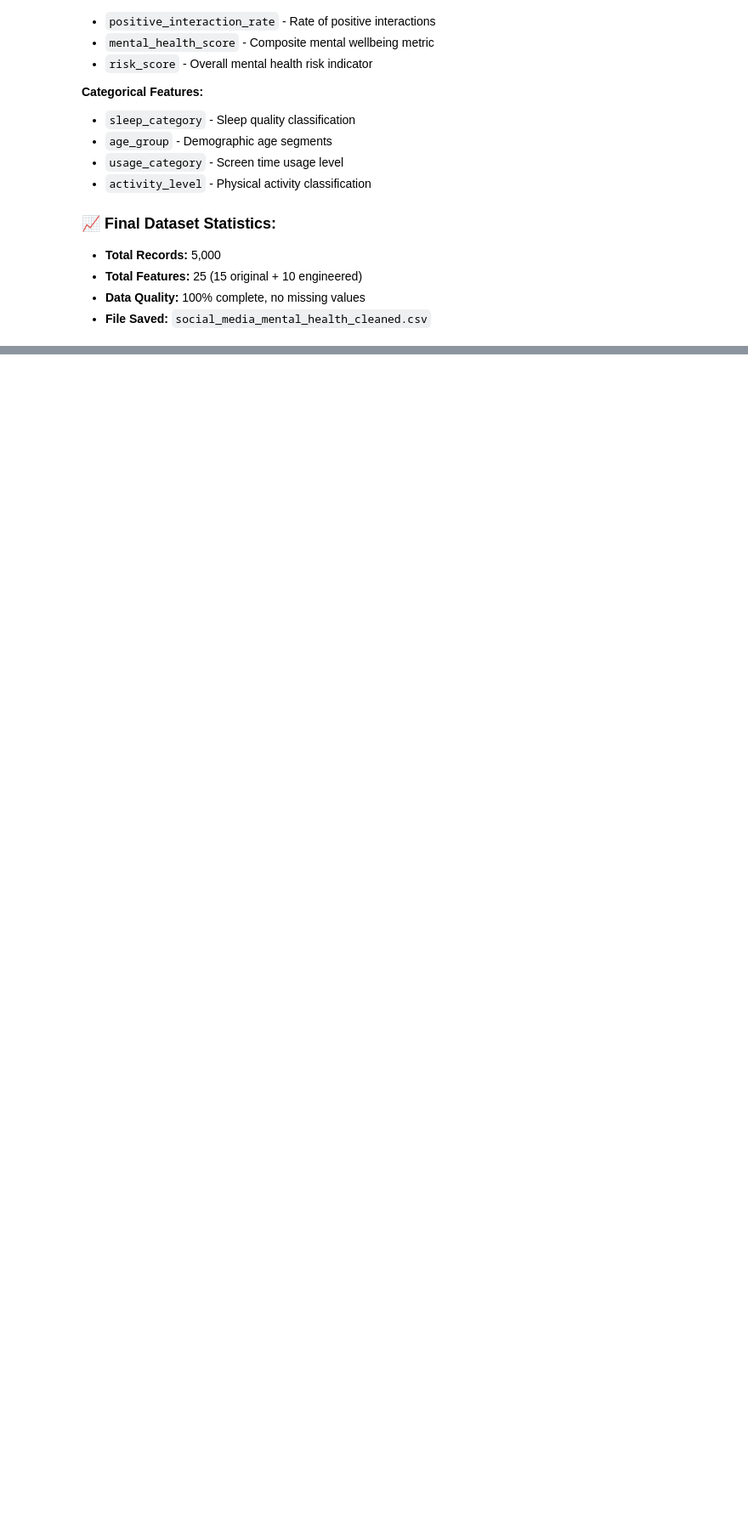
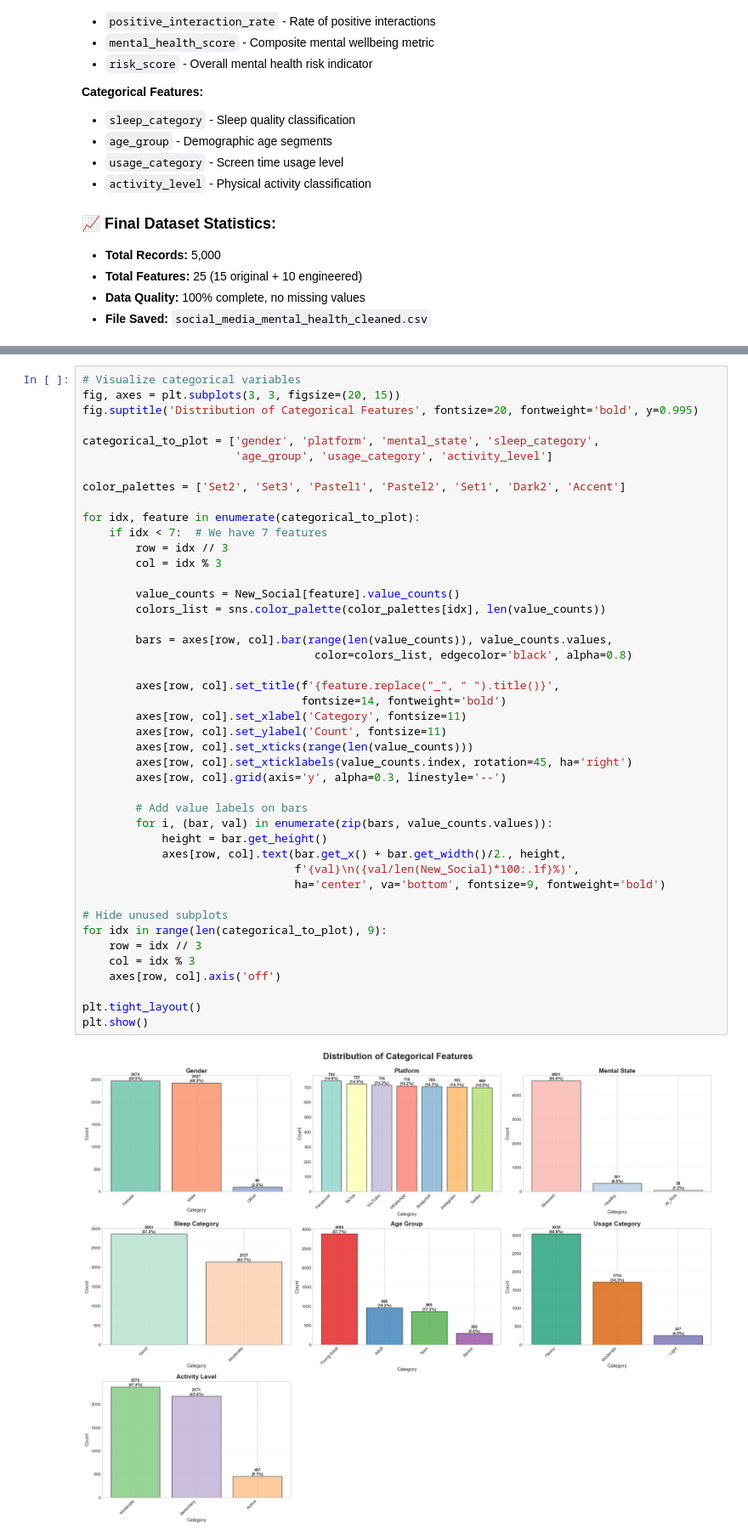
Before and after one commit to BahaaMohammedElkady/Social-Media-Mental-Health-Indicators-Dataset, a Jupyter notebook: Social Media Mental Health Indicators.ipynb, the cells around one changed output, grey strips where cells are left out. Shown at 85% size. Drawn from its saved outputs; the diff is of its cells as text; blank space fills up the shorter version.

```diff
--- a/Social Media Mental Health Indicators.ipynb
+++ b/Social Media Mental Health Indicators.ipynb
@@ -949,0 +1213,46 @@ DATASET SAVED SUCCESSFULLY
+# %%
+# Visualize categorical variables
+fig, axes = plt.subplots(3, 3, figsize=(20, 15))
+fig.suptitle('Distribution of Categorical Features', fontsize=20, fontweight='bold', y=0.995)
+
+categorical_to_plot = ['gender', 'platform', 'mental_state', 'sleep_category',
+                       'age_group', 'usage_category', 'activity_level']
+
+color_palettes = ['Set2', 'Set3', 'Pastel1', 'Pastel2', 'Set1', 'Dark2', 'Accent']
+
+for idx, feature in enumerate(categorical_to_plot):
+    if idx < 7:  # We have 7 features
+        row = idx // 3
+        col = idx % 3
+
+        value_counts = New_Social[feature].value_counts()
+        colors_list = sns.color_palette(color_palettes[idx], len(value_counts))
+
+        bars = axes[row, col].bar(range(len(value_counts)), value_counts.values,
+                                   color=colors_list, edgecolor='black', alpha=0.8)
+
+        axes[row, col].set_title(f'{feature.replace("_", " ").title()}',
+                                 fontsize=14, fontweight='bold')
+        axes[row, col].set_xlabel('Category', fontsize=11)
+        axes[row, col].set_ylabel('Count', fontsize=11)
+        axes[row, col].set_xticks(range(len(value_counts)))
+        axes[row, col].set_xticklabels(value_counts.index, rotation=45, ha='right')
+        axes[row, col].grid(axis='y', alpha=0.3, linestyle='--')
+
+        # Add value labels on bars
+        for i, (bar, val) in enumerate(zip(bars, value_counts.values)):
+            height = bar.get_height()
+            axes[row, col].text(bar.get_x() + bar.get_width()/2., height,
+                                f'{val}\n({val/len(New_Social)*100:.1f}%)',
+                                ha='center', va='bottom', fontsize=9, fontweight='bold')
+
+# Hide unused subplots
+for idx in range(len(categorical_to_plot), 9):
+    row = idx // 3
+    col = idx % 3
+    axes[row, col].axis('off')
+
+plt.tight_layout()
+plt.show()
+# %% [output]
+[figure, added]
```
Also changed, not shown: parts of 19 cells of this notebook.
